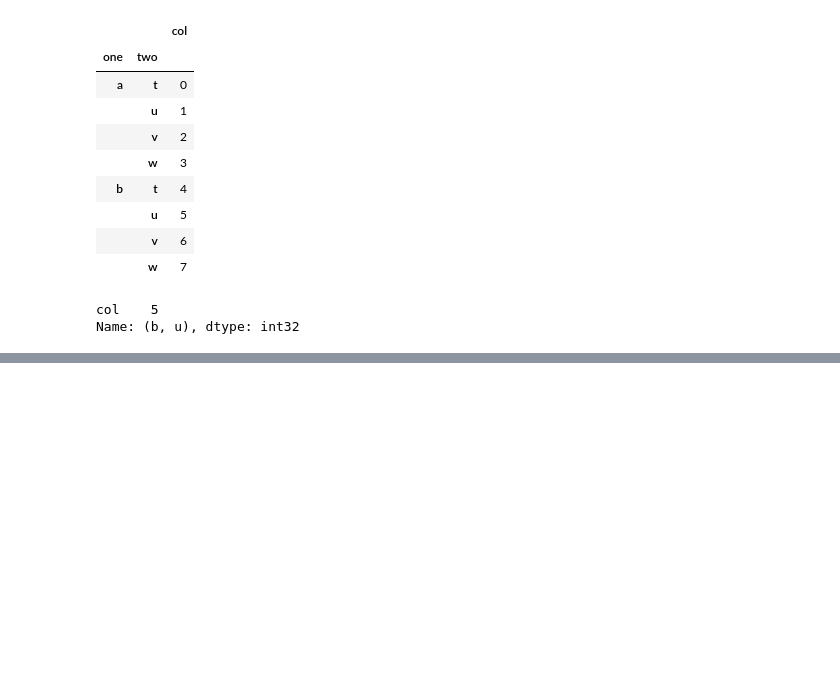
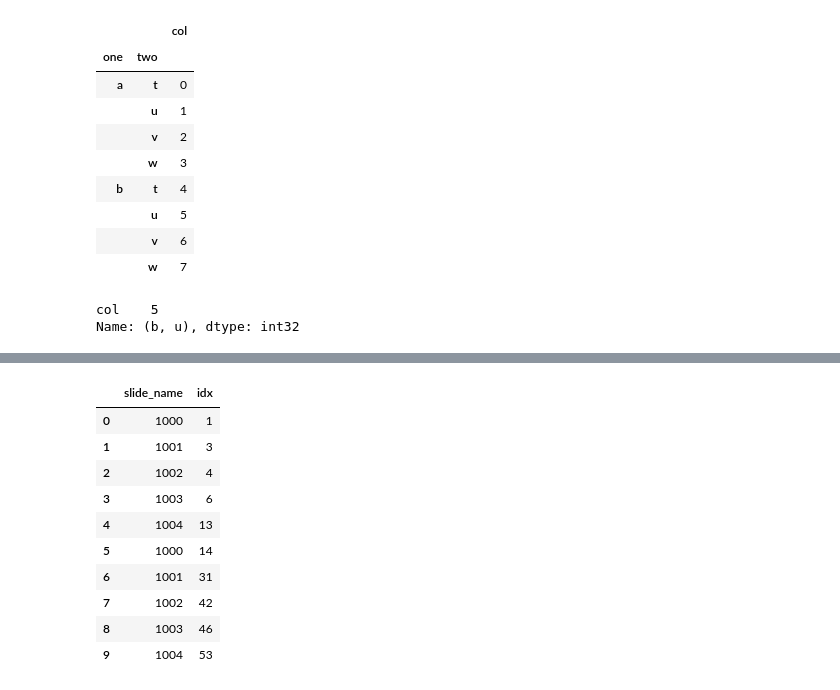
Before and after one commit to davidov312/cheat_sheets, a Jupyter notebook: pandas_cheat_sheet.ipynb, the cells around one changed output, grey strips where cells are left out. Saved outputs shown, nothing was run; the diff lists cells and outputs as text; code cells hidden in the pictures; blank space fills up the shorter version.

```diff
--- a/pandas_cheat_sheet.ipynb
+++ b/pandas_cheat_sheet.ipynb
@@ -213,0 +576,7 @@ Name: (b, u), dtype: int32
+# %%
+import pandas as pd
+df = pd.DataFrame()
+df['slide_name'] = list(range(1000,1005,1))
+df['idx_0'] = [1, 3, 4, 6, 13]
+df['idx_1'] = [14, 31, 42, 46, 53]
+df
@@ -213,0 +590,16 @@ Name: (b, u), dtype: int32
+# %%
+df2 = pd.melt(df, id_vars=['slide_name'], value_vars=["idx_0", "idx_1"]).drop(columns=['variable'])
+df2 = df2.rename(columns={'value':'idx'})
+df2
+# %% [output]
+|  | slide_name | idx |
+| 0 | 1000 | 1 |
+| 1 | 1001 | 3 |
+| 2 | 1002 | 4 |
+| 3 | 1003 | 6 |
+| 4 | 1004 | 13 |
+| 5 | 1000 | 14 |
+| 6 | 1001 | 31 |
+| 7 | 1002 | 42 |
+| 8 | 1003 | 46 |
+| 9 | 1004 | 53 |
```
Also changed, not shown: parts of 69 cells of this notebook, 6 other files.
